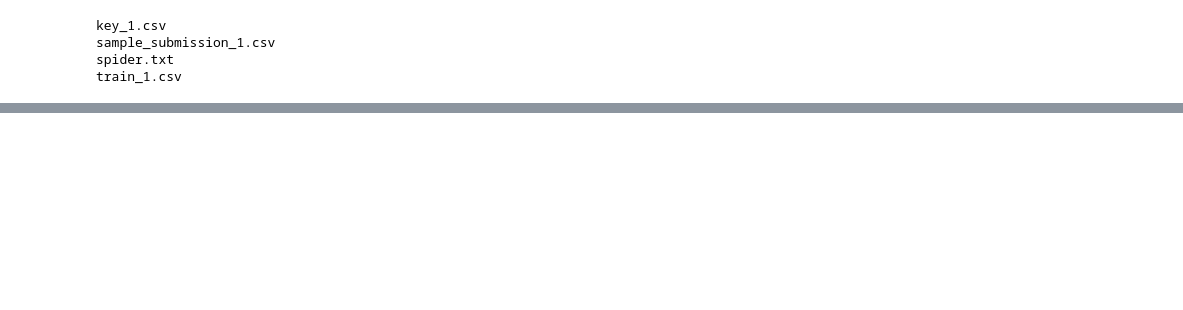
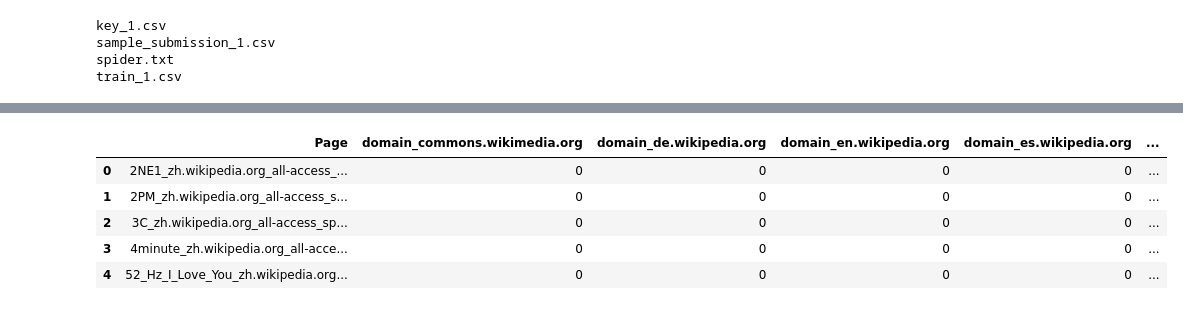
Before and after one commit to kylinorange/kaggle-wikipedia, a Jupyter notebook: EDA.ipynb, the cells around one changed output, grey strips where cells are left out. Saved outputs shown, nothing was run; the diff lists cells and outputs as text; code cells hidden in the pictures; blank space fills up the shorter version.

```diff
--- a/EDA.ipynb
+++ b/EDA.ipynb
@@ -51,0 +44,8 @@ train.head(20)
+# %%
+page_df = pd.DataFrame(train.Page)
+# %%
+for idx, page_str in zip(train.index, train.Page):
+    page = page_str.split('_')
+    page_df.loc[idx, 'domain'] = page[-3]
+    page_df.loc[idx, 'access'] = page[-2]
+    page_df.loc[idx, 'agent'] = page[-1]
@@ -51,0 +61,11 @@ train.head(20)
+# %%
+page_ohe = pd.get_dummies(page_df, columns=['domain', 'access', 'agent'])
+# %%
+page_ohe.head()
+# %% [output]
+|  | Page | domain_commons.wikimedia.org | domain_de.wikipedia.org | domain_en.wikipedia.org | domain_es.wikipedia.org | ... |
+| 0 | 2NE1_zh.wikipedia.org_all-access_... | 0 | 0 | 0 | 0 | ... |
+| 1 | 2PM_zh.wikipedia.org_all-access_s... | 0 | 0 | 0 | 0 | ... |
+| 2 | 3C_zh.wikipedia.org_all-access_sp... | 0 | 0 | 0 | 0 | ... |
+| 3 | 4minute_zh.wikipedia.org_all-acce... | 0 | 0 | 0 | 0 | ... |
+| 4 | 52_Hz_I_Love_You_zh.wikipedia.org... | 0 | 0 | 0 | 0 | ... |
```
Also changed, not shown: parts of 11 cells of this notebook, 2 other files.
